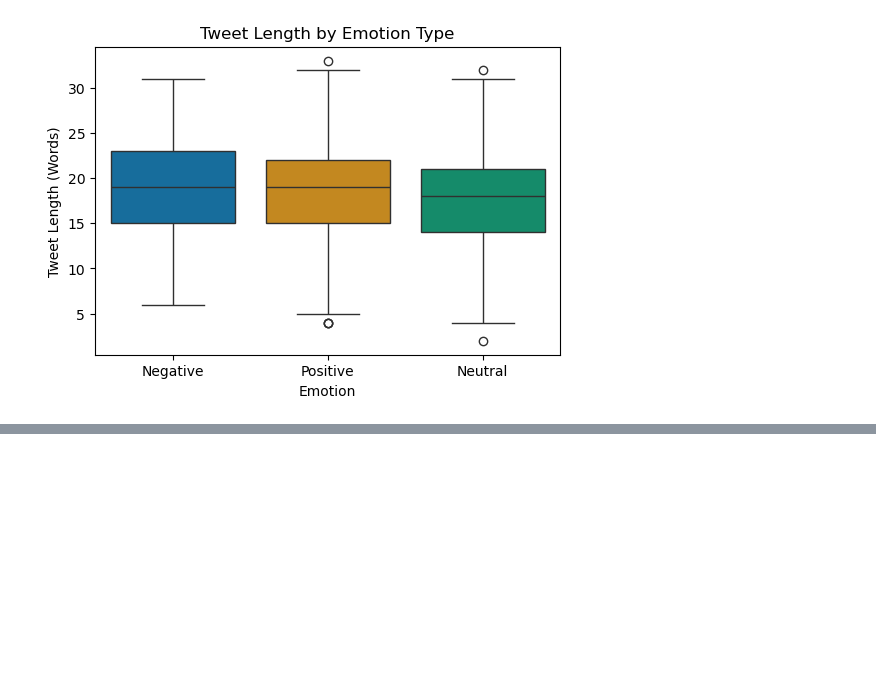
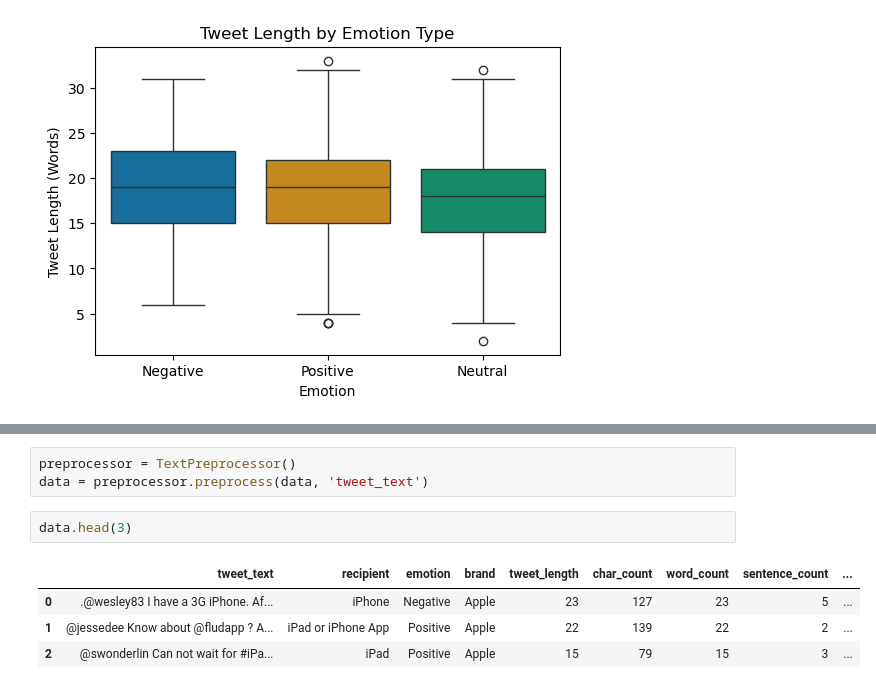
Before and after one commit to Julie-Nyawira/Phase4_Project, a Jupyter notebook: Index.ipynb, the cells around one changed output, grey strips where cells are left out. Saved outputs shown, nothing was run; the diff lists cells and outputs as text; blank space fills up the shorter version.

Commit message:
preprocessing

```diff
--- a/Index.ipynb
+++ b/Index.ipynb
@@ -326,0 +422,10 @@ plt.show()
+# %%
+preprocessor = TextPreprocessor()
+data = preprocessor.preprocess(data, 'tweet_text')
+# %%
+data.head(3)
+# %% [output]
+|  | tweet_text | recipient | emotion | brand | tweet_length | char_count | word_count | sentence_count | ... |
+| 0 | .@wesley83 I have a 3G iPhone. Af... | iPhone | Negative | Apple | 23 | 127 | 23 | 5 | ... |
+| 1 | @jessedee Know about @fludapp ? A... | iPad or iPhone App | Positive | Apple | 22 | 139 | 22 | 2 | ... |
+| 2 | @swonderlin Can not wait for #iPa... | iPad | Positive | Apple | 15 | 79 | 15 | 3 | ... |
```
Also changed, not shown: parts of 3 cells of this notebook, 1 other file.
